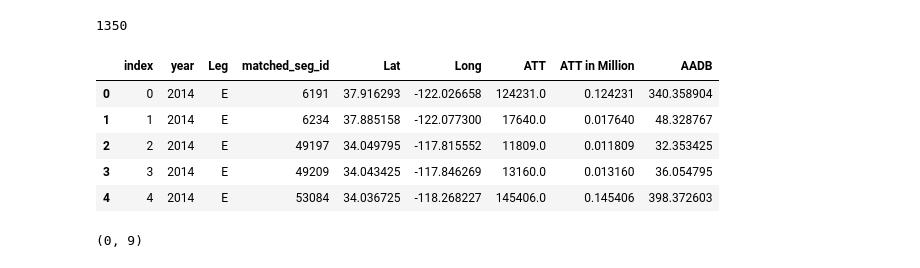
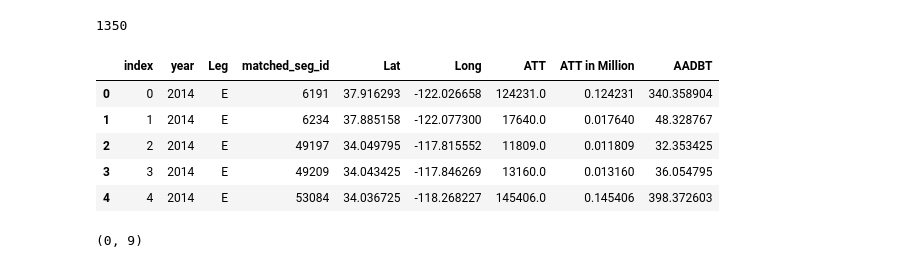
Before and after one commit to cyclingMoritz/Methodology-of-a-Large-Scale-Bicycle-Exposure-Estimation, a Jupyter notebook: Code/Weekly_Annual_Volume_Estimation_Version3.ipynb, the cells around one changed output. Cells and saved outputs as stored; diff of their text form; code cells hidden in the pictures.

```diff
--- a/Code/Weekly_Annual_Volume_Estimation_Version3.ipynb
+++ b/Code/Weekly_Annual_Volume_Estimation_Version3.ipynb
@@ -561,10 +561,10 @@ AV1['ID'].nunique()
 # %%
 AV=AV.loc[AV['Lat']!=0]
 AV['ATT in Million']=AV['ATT']/1000000
-AV['AADB']=AV['ATT']/365
+AV['AADBT']=AV['ATT']/365
 AV.head()
 # %% [output]
-|  | index | year | Leg | matched_seg_id | Lat | Long | ATT | ATT in Million | AADB |
+|  | index | year | Leg | matched_seg_id | Lat | Long | ATT | ATT in Million | AADBT |
 | 0 | 0 | 2014 | E | 6191 | 37.916293 | -122.026658 | 124231.0 | 0.124231 | 340.358904 |
 | 1 | 1 | 2014 | E | 6234 | 37.885158 | -122.077300 | 17640.0 | 0.017640 | 48.328767 |
 | 2 | 2 | 2014 | E | 49197 | 34.049795 | -117.815552 | 11809.0 | 0.011809 | 32.353425 |
```
Also changed, not shown: parts of 18 cells of this notebook.
